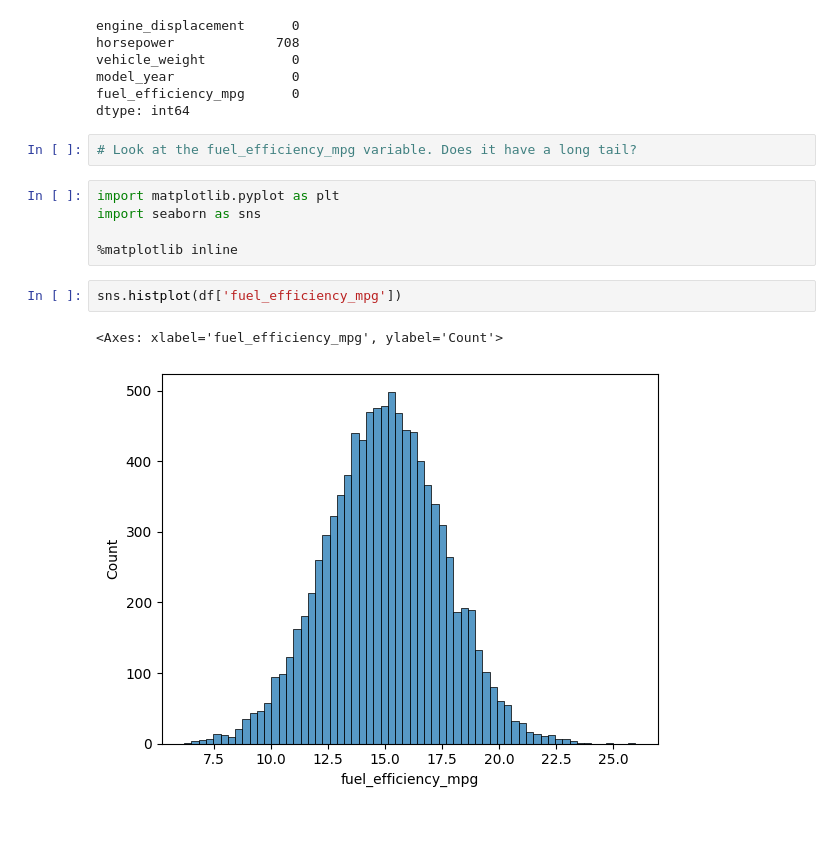
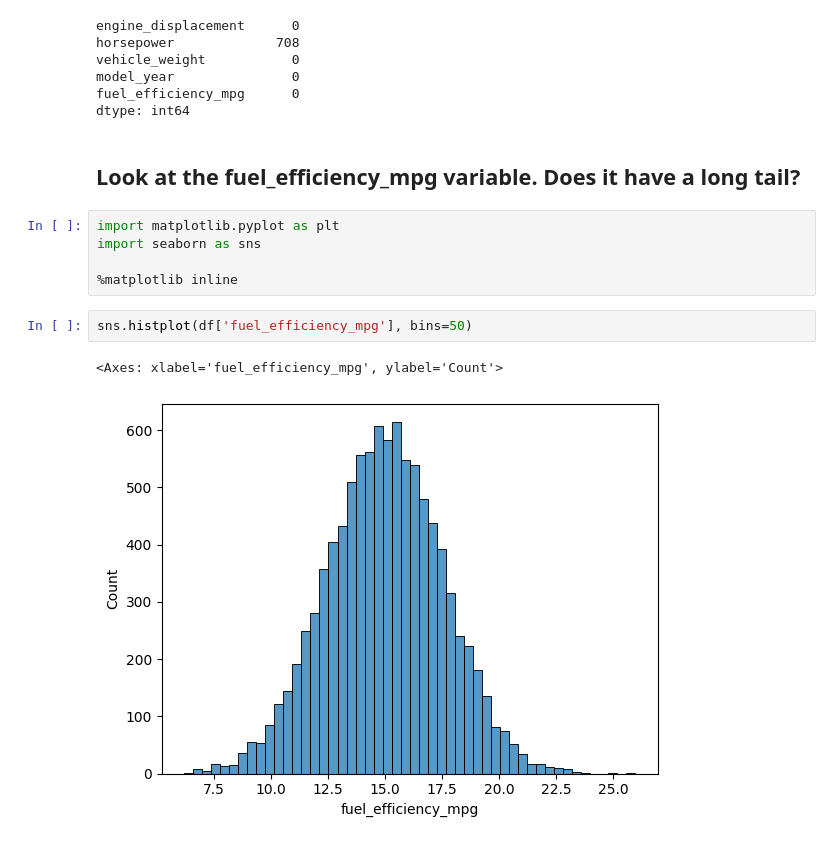
Before and after one commit to purbashacg9/machine-learning-zoomcamp-homework, a Jupyter notebook: homework-02-regression.ipynb, the cells around one changed output. Drawn from its saved outputs; the diff is of its cells as text.

```diff
--- a/homework-02-regression.ipynb
+++ b/homework-02-regression.ipynb
@@ -102,15 +94,15 @@ vehicle_weight           0
 model_year               0
 fuel_efficiency_mpg      0
 dtype: int64
-# %%
-# Look at the fuel_efficiency_mpg variable. Does it have a long tail?
+# %% [markdown]
+##  Look at the fuel_efficiency_mpg variable. Does it have a long tail?
 # %%
 import matplotlib.pyplot as plt
 import seaborn as sns
 
 %matplotlib inline
 # %%
-sns.histplot(df['fuel_efficiency_mpg'])
+sns.histplot(df['fuel_efficiency_mpg'], bins=50)
 # %% [output]
 <Axes: xlabel='fuel_efficiency_mpg', ylabel='Count'>
-[figure, old version]
+[figure, new version]
```
Also changed, not shown: parts of 24 cells of this notebook.
